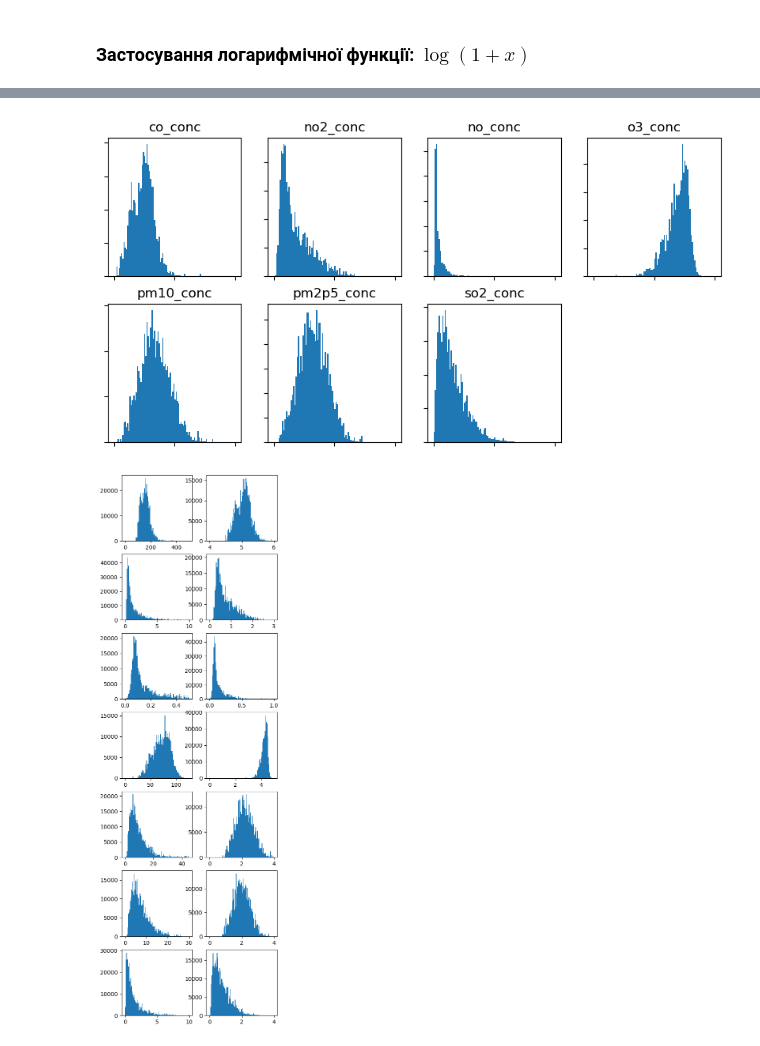
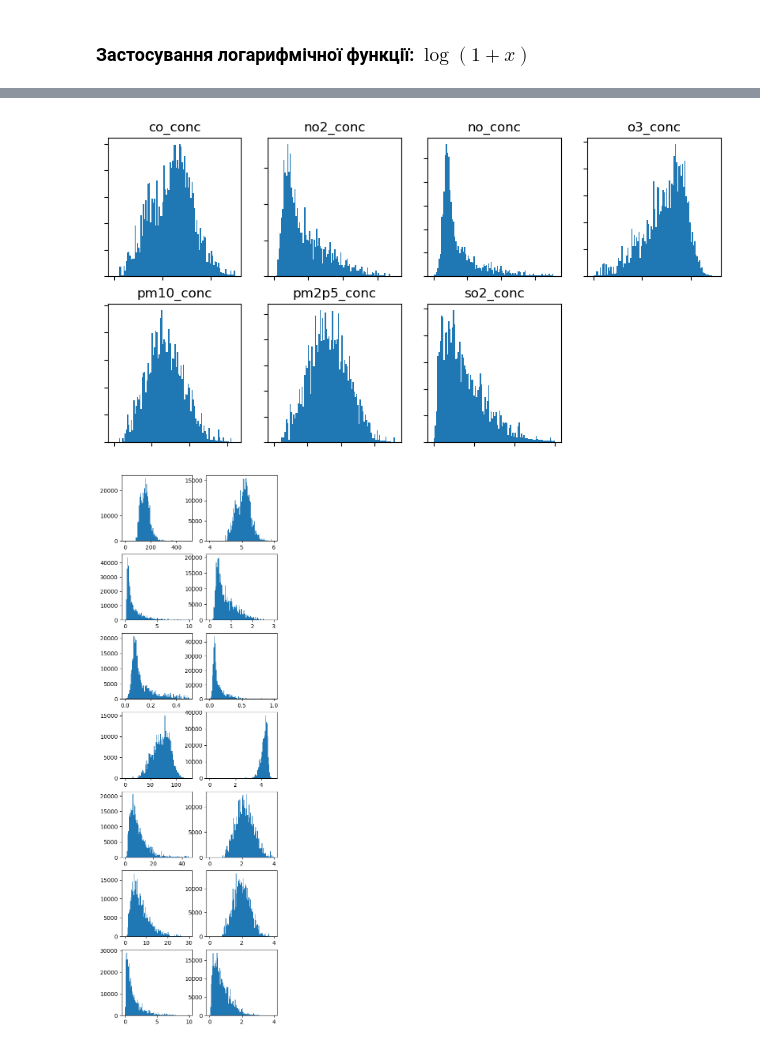
Before and after one commit to ItyTell/Modeling-the-distribution-of-harmful-emissions-in-the-atmosphere, a Jupyter notebook: main.ipynb, the cells around one changed output, grey strips where cells are left out. Cells and saved outputs as stored; diff of their text form; code cells hidden in the pictures.

```diff
--- a/main.ipynb
+++ b/main.ipynb
@@ -109,8 +111,9 @@ i = 0
 for label in stats.keys():
     stat = stats[label]
     ax = axes[i]
+    _range = ranges[i]
     i+=1
-    ax.hist(np.array(stat), bins=100)
+    ax.hist(np.array(stat), bins=100, range = _range)
     ax.set_yticklabels([])
     ax.set_xticklabels([])
     ax.set_title(label)
@@ -138,0 +134,15 @@ ranges = [
+# %%
+fig, axes = plt.subplots(2, 4, figsize=(2.5 * 4, 2.5 * 2))
+axes = np.array(axes).flatten()
+i = 0
+for label in normal_stats.keys():
+    stat = normal_stats[label]
+    ax = axes[i]
+    _range = ranges[i]
+    i+=1
+    ax.hist(np.array(stat), bins=100, range=_range)
+    ax.set_yticklabels([])
+    ax.set_xticklabels([])
+    ax.set_title(label)
+axes[-1].set(visible=False)
+plt.show()
@@ -161,3 +173,18 @@ for atribute in normal_stats.keys():
     temp = np.log(1 + stats[atribute])
     temp = temp - np.min(temp)
     log_stats[atribute] = temp / np.max(temp)
+# %%
+fig, axes = plt.subplots(2, 4, figsize=(2.5 * 4, 2.5 * 2))
+axes = np.array(axes).flatten()
+i = 0
+for label in log_stats.keys():
+    stat = log_stats[label]
+    ax = axes[i]
+    _range = [0, 1]
+    i+=1
+    ax.hist(np.array(stat), bins=100, range=_range)
+    ax.set_yticklabels([])
+    ax.set_xticklabels([])
+    ax.set_title(label)
+axes[-1].set(visible=False)
+plt.show()
@@ -164,20 +193,22 @@ for atribute in normal_stats.keys():
+# %%
+ranges = [[0, 0.5], [0, 0.7], [0, 0.18], [0.4, 0.9], [0, 0.8], [0, 0.72], [0, 0.6]]
 # %%
 fig, axes = plt.subplots(2, 4, figsize=(2.5 * 4, 2.5 * 2))
 axes = np.array(axes).flatten()
 i = 0
 for label in log_stats.keys():
     stat = log_stats[label]
     ax = axes[i]
-    #_range = ranges[i][1]
+    _range = ranges[i]
     i+=1
-    ax.hist(np.array(stat), bins=100, range=[0, 1])
+    ax.hist(np.array(stat), bins=100, range=_range)
     ax.set_yticklabels([])
     ax.set_xticklabels([])
     ax.set_title(label)
 axes[-1].set(visible=False)
 plt.show()
 # %% [output]
-[figure, old version]
+[figure, new version]
 # %%
 
 fig, axes = plt.subplots(len(stats), 2, figsize=(5, 2.5 * len(stats)))
```
Also changed, not shown: parts of 5 cells of this notebook.
